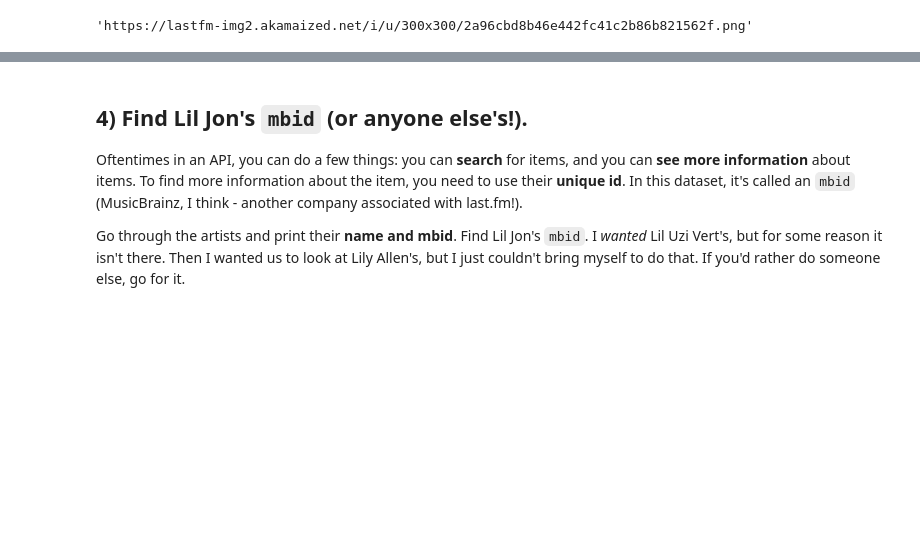
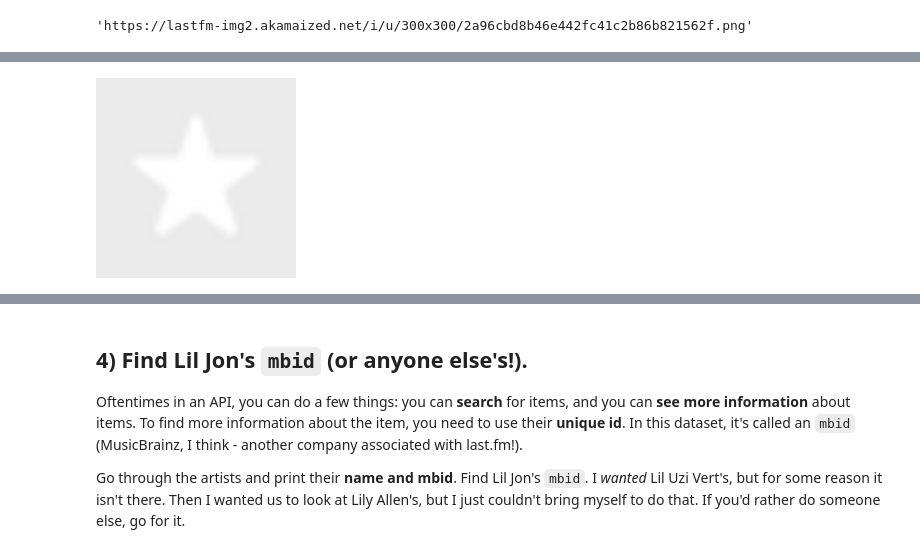
Before and after one commit to akarki1984/api_work, a Jupyter notebook: 03 - Last FM API (Music)__arunk.ipynb, the cells around one changed output, grey strips where cells are left out. Drawn from its saved outputs; the diff is of its cells as text; code cells hidden in the pictures; blank space fills up the shorter version.

```diff
--- a/03 - Last FM API (Music)__arunk.ipynb
+++ b/03 - Last FM API (Music)__arunk.ipynb
@@ -224,0 +235,4 @@ image_url[3]['#text']
+# %%
+display_image('https://lastfm-img2.akamaized.net/i/u/34s/2a96cbd8b46e442fc41c2b86b821562f.png')
+# %% [output]
+[figure, added]
```
Also changed, not shown: parts of 11 cells of this notebook, 1 other file.
